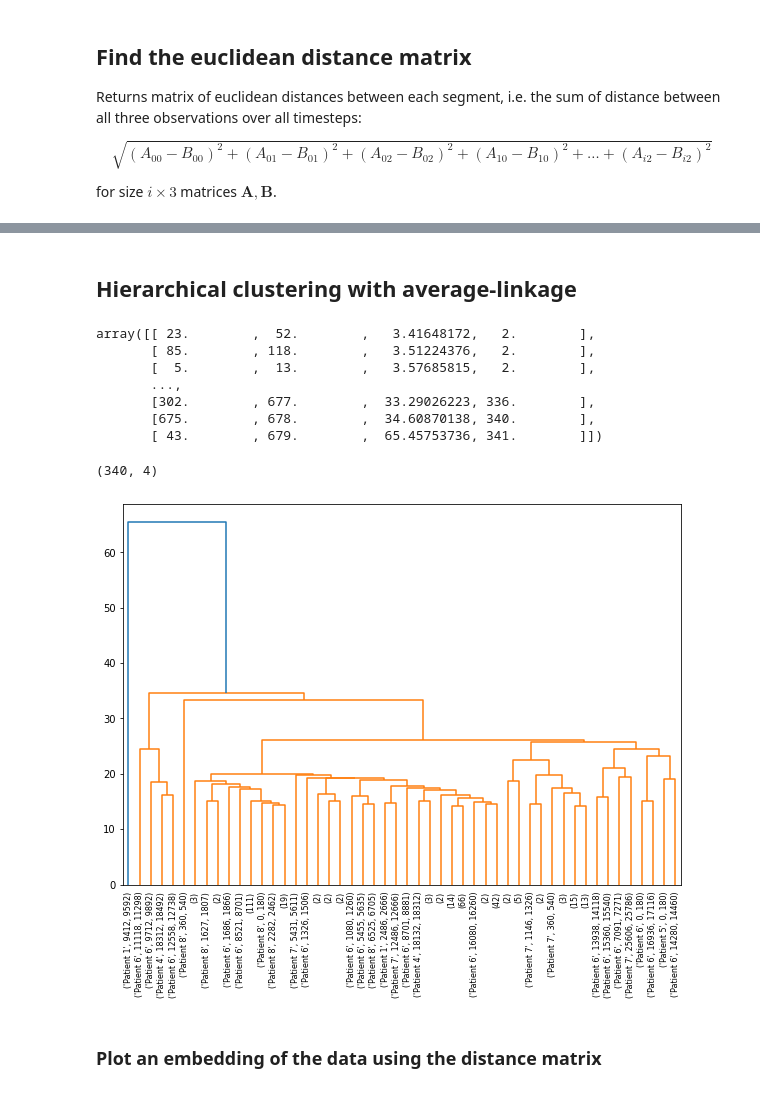
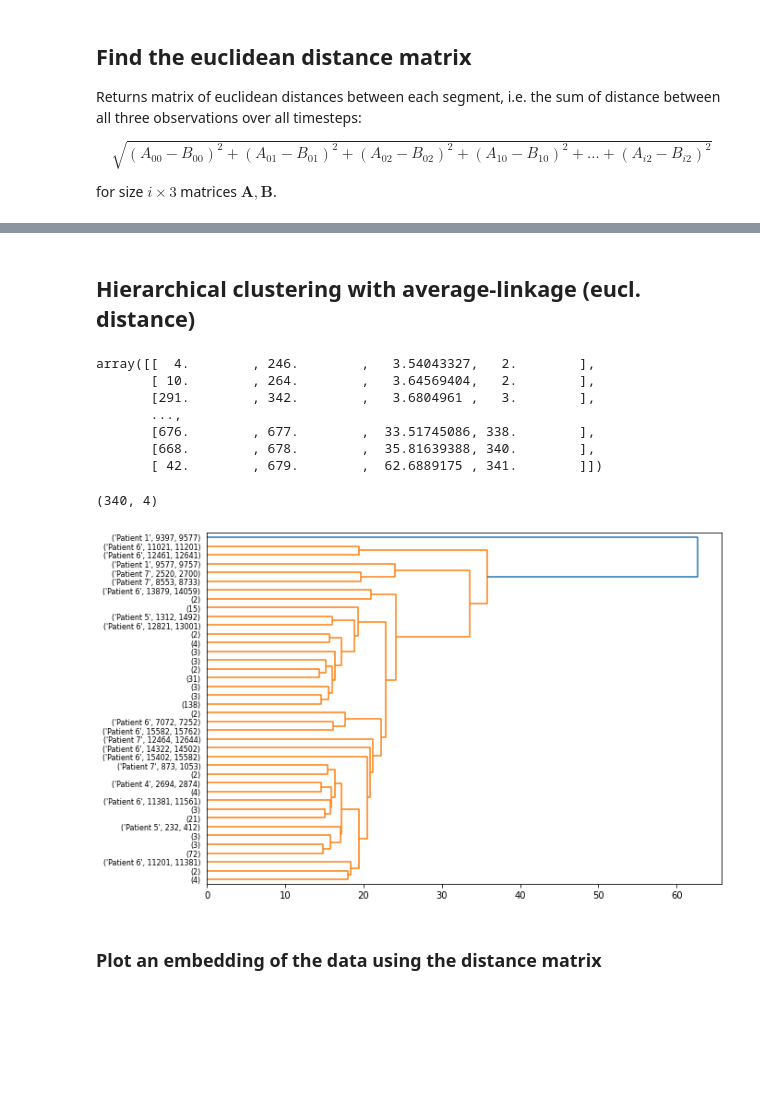
Before and after one commit to sara-es/outlier-detection-RECAP-data, a Jupyter notebook: Outlier detection RECAP data.ipynb, the cells around one changed output, grey strips where cells are left out. Cells and saved outputs as stored; diff of their text form; code cells hidden in the pictures; blank space fills up the shorter version.

```diff
--- a/Outlier detection RECAP data.ipynb
+++ b/Outlier detection RECAP data.ipynb
@@ -356,0 +357,6 @@ array([<AxesSubplot:xlabel='Timestamp (GMT Standard Time)'>,
+# %%
+for df in dfs:
+    print(f'mean: {df.mean(skipna=True)} \n std: {df.std(skipna=True)}')
+    cov = ((df['Lifetouch Heart Rate'] - df['Lifetouch Heart Rate'].mean()) * \
+        (df['Lifetouch Respiration Rate'] - df['Lifetouch Respiration Rate'].mean())).sum() / (df.shape[0]-1)
+    print(f'Covariance: {cov} \n')
@@ -361,7 +385,9 @@ array([<AxesSubplot:xlabel='Timestamp (GMT Standard Time)'>,
 # %%
 normalized_dfs = []
 for df in dfs:
-    normalized_dfs.append((df - df.mean(skipna=True))/df.std(skipna=True))
+    ndf = (df - df.mean(skipna=True))/df.std(skipna=True)
+    normalized_dfs.append(ndf)
+    print(pd.DataFrame(ndf).cov())
 
 #patient1_1_normalized = (dfs[0] - dfs[0].mean(skipna=True))/dfs[0].std(skipna=True)
 normalized_dfs[0].head(10)
@@ -530,8 +573,8 @@ def split_into_intervals(data, length=720, idx=None):
 
     # finally, we can get our start, stop, nb_splits tuples and use np.split to
     # return a list of equal size arrays of our desired length
-    starts = ss[:,0]
-    ends = starts + nb_splits*length
+    ends = ss[:,1]
+    starts = ends - nb_splits*length
     for start, end, nb_splits in zip(starts,ends,nb_splits):
         # Difference between append and extend here is how they're added to the
         # list. Extend "flattens" the resulting list so we don't end up with extra
@@ -637,33 +680,35 @@ array([[ 0.        ,  6.04244304,  9.45540152, ...,  8.47129398,
 # %% [markdown]
-## Hierarchical clustering with average-linkage
+## Hierarchical clustering with average-linkage (eucl. distance)
 # %%
-hierarchical = linkage(X, "average")
+hierarchical = linkage(X, "average", metric="euclidean")
 hierarchical
 # %% [output]
-array([[ 23.        ,  52.        ,   3.41648172,   2.        ],
-       [ 85.        , 118.        ,   3.51224376,   2.        ],
-       [  5.        ,  13.        ,   3.57685815,   2.        ],
+array([[  4.        , 246.        ,   3.54043327,   2.        ],
+       [ 10.        , 264.        ,   3.64569404,   2.        ],
+       [291.        , 342.        ,   3.6804961 ,   3.        ],
        ...,
-       [302.        , 677.        ,  33.29026223, 336.        ],
-       [675.        , 678.        ,  34.60870138, 340.        ],
-       [ 43.        , 679.        ,  65.45753736, 341.        ]])
+       [676.        , 677.        ,  33.51745086, 338.        ],
+       [668.        , 678.        ,  35.81639388, 340.        ],
+       [ 42.        , 679.        ,  62.6889175 , 341.        ]])
 # %%
 hierarchical.shape
 # %% [output]
 (340, 4)
 # %%
 plt.figure(figsize=(10, 7))
+# matplotlib.rc('axes',edgecolor='k')
 dendrogram(
     hierarchical,
-    orientation='top',
+    orientation='right',
     truncate_mode='lastp',  # show only the last p merged clusters for readability
-    p=50,
+    p=40,
     labels=metadata_pts,
     distance_sort='descending',
-    show_leaf_counts=True)
+    show_leaf_counts=True,
+    leaf_rotation=0.,)
 plt.show()
 # %% [output]
-[figure, old version]
+[figure, new version]
 # %% [markdown]
 ### Plot an embedding of the data using the distance matrix
 # %%
```
Also changed, not shown: parts of 96 cells of this notebook.
